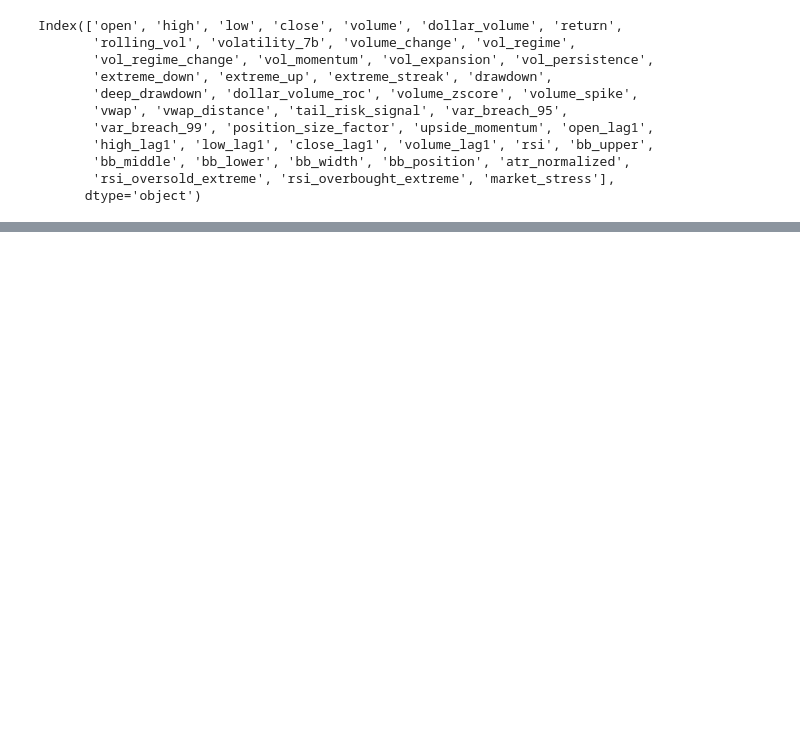
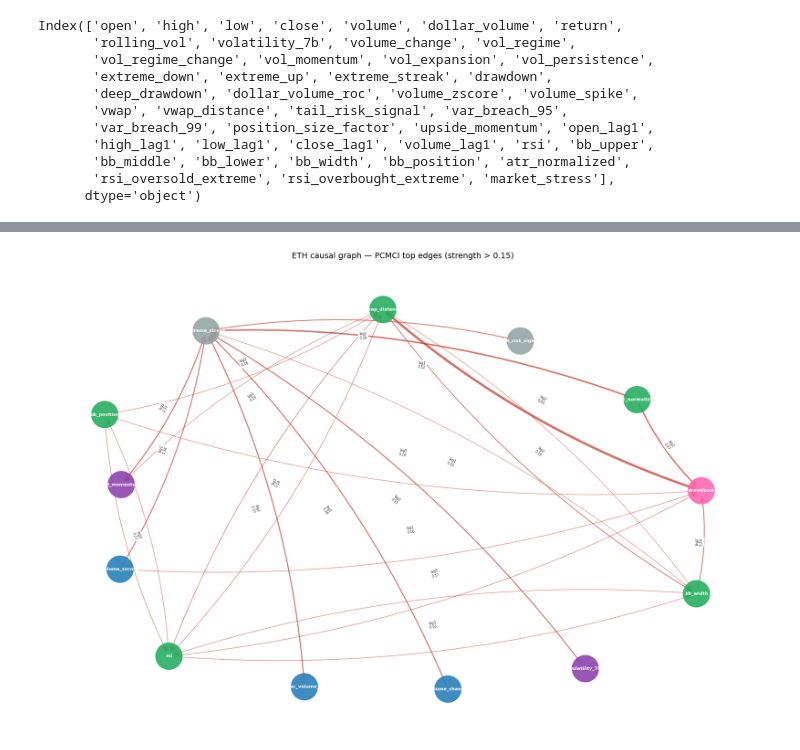
Before and after one commit to pynat/causality, a Jupyter notebook: inference_and_causality.ipynb, the cells around one changed output, grey strips where cells are left out. Cells and saved outputs as stored; diff of their text form; code cells hidden in the pictures; blank space fills up the shorter version.

```diff
--- a/inference_and_causality.ipynb
+++ b/inference_and_causality.ipynb
@@ -1039,3 +940,55 @@ ValueError: 'vol_regime' is not in list
+# %%
+# plot only strongest edges to reduce clutter
+threshold = 0.15  # only show edges with strength > threshold
+
+edge_df_filtered = edge_df_pcmci[
+    (edge_df_pcmci['strength'] > threshold) &
+    (edge_df_pcmci['source'] != edge_df_pcmci['target'])  # remove auto-deps
+].copy()
+
+G_top = nx.DiGraph()
+for _, row in edge_df_filtered.iterrows():
+    G_top.add_edge(row['source'], row['target'],
+                   weight=row['strength'],
+                   lag=row['lag'])
+
+category_colors = {
+    'drawdown':          '#FF69B4',
+    'volatility_7b':     '#8e44ad',
+    'vol_momentum':      '#8e44ad',
+    'volume_change':     '#2980b9',
+    'volume_zscore':     '#2980b9',
+    'dollar_volume_roc': '#2980b9',
+    'bb_width':          '#27ae60',
+    'bb_position':       '#27ae60',
+    'atr_normalized':    '#27ae60',
+    'vwap_distance':     '#27ae60',
+    'rsi':               '#27ae60',
+    'tail_risk_signal':  '#95a5a6',
+    'extreme_streak':    '#95a5a6',
+}
+
+node_colors  = [category_colors.get(n, '#95a5a6') for n in G_top.nodes()]
+edge_widths  = [G_top[u][v]['weight'] * 5 for u, v in G_top.edges()]
+edge_labels  = {(u, v): f"lag{G_top[u][v]['lag']}\n{G_top[u][v]['weight']:.2f}"
+                for u, v in G_top.edges()}
+
+plt.figure(figsize=(18, 12))
+pos = nx.spring_layout(G_top, seed=42, k=3.0)
+nx.draw_networkx_nodes(G_top, pos, node_color=node_colors, node_size=2200, alpha=0.9)
+nx.draw_networkx_labels(G_top, pos, font_size=8, font_color='white', font_weight='bold')
+nx.draw_networkx_edges(G_top, pos, width=edge_widths, edge_color='#c0392b',
+                       arrows=True, arrowsize=20, alpha=0.7,
+                       connectionstyle='arc3,rad=0.1')
+nx.draw_networkx_edge_labels(G_top, pos, edge_labels=edge_labels,
+                              font_size=6, alpha=0.8)
+plt.title(f'ETH causal graph — PCMCI top edges (strength > {threshold})', fontsize=14, pad=20)
+plt.axis('off')
+plt.tight_layout()
+plt.savefig("results/pcmci_dag_clean.png", dpi=300, bbox_inches='tight')
+plt.show()
+# %% [output]
+[figure, added]
 # %%
 # triple barrier labeling, de prado
 def get_daily_vol(close: pd.Series, lookback: int = 20) -> pd.Series:
```
Also changed, not shown: parts of 27 cells of this notebook, 11 other files.
